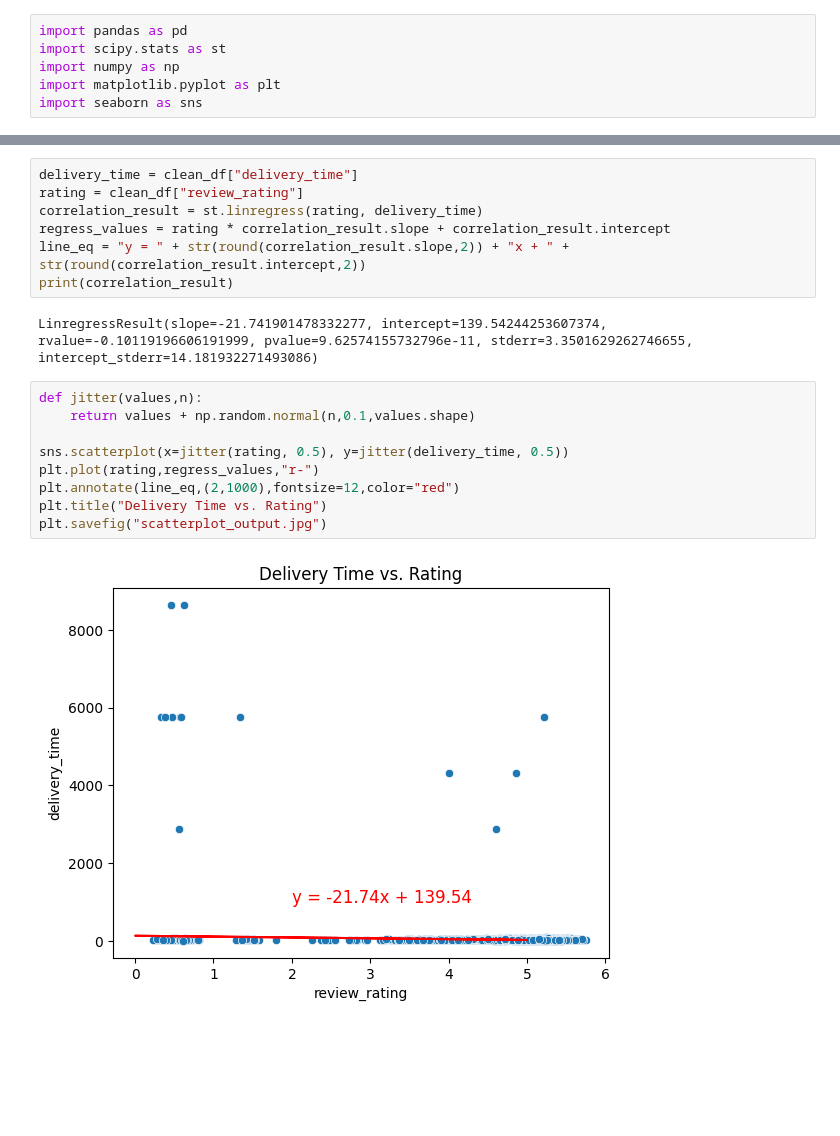
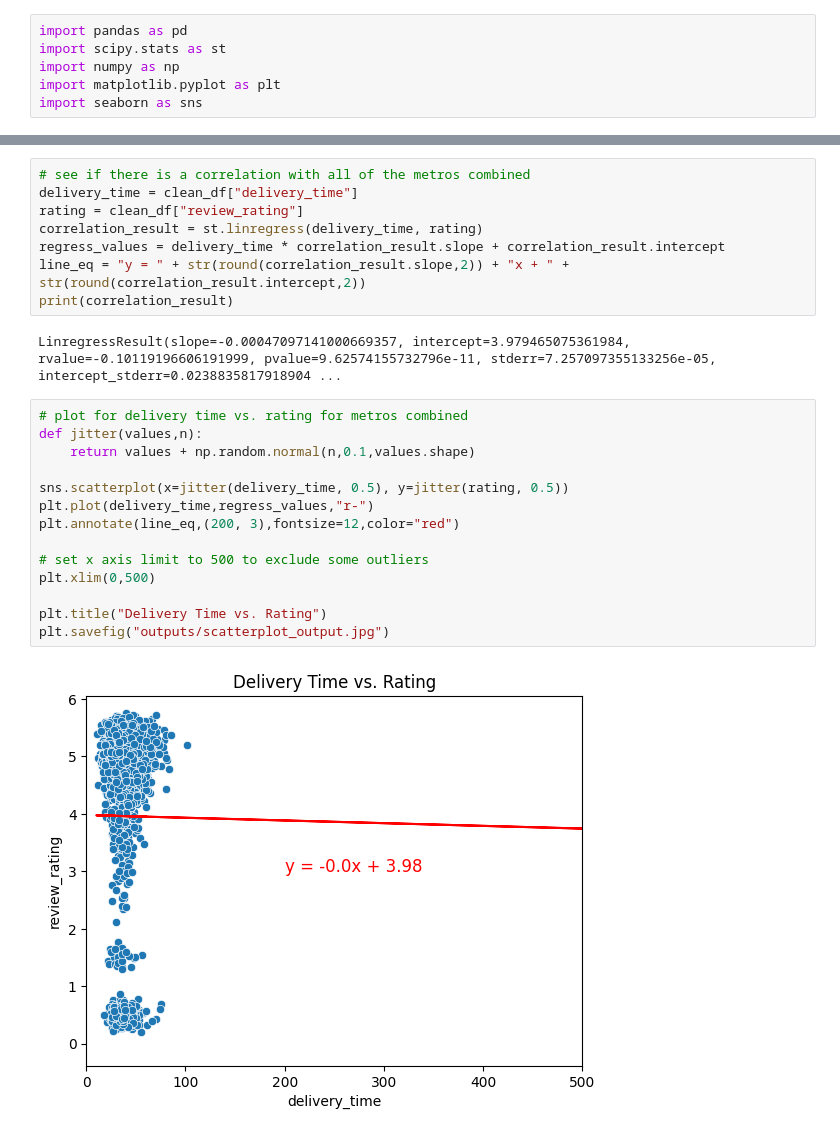
Before and after one commit to CRFitzgerald/Group-7-Data-Project, a Jupyter notebook: analysis_mk.ipynb, the cells around one changed output, grey strips where cells are left out. Drawn from its saved outputs; the diff is of its cells as text; blank space fills up the shorter version.

Commit message:
adding updates to reflect metro analysis (#1)
Co-authored-by: minkyong1203 <minkyongkim2018@u.northwestern.edu>

```diff
--- a/analysis_mk.ipynb
+++ b/analysis_mk.ipynb
@@ -24,20 +58,26 @@ clean_df
 # %%
+# see if there is a correlation with all of the metros combined
 delivery_time = clean_df["delivery_time"]
 rating = clean_df["review_rating"]
-correlation_result = st.linregress(rating, delivery_time)
-regress_values = rating * correlation_result.slope + correlation_result.intercept
+correlation_result = st.linregress(delivery_time, rating)
+regress_values = delivery_time * correlation_result.slope + correlation_result.intercept
 line_eq = "y = " + str(round(correlation_result.slope,2)) + "x + " + str(round(correlation_result.intercept,2))
 print(correlation_result)
 # %% [output]
-LinregressResult(slope=-21.741901478332277, intercept=139.54244253607374, rvalue=-0.10119196606191999, pvalue=9.62574155732796e-11, stderr=3.3501629262746655, intercept_stderr=14.181932271493086)
+LinregressResult(slope=-0.00047097141000669357, intercept=3.979465075361984, rvalue=-0.10119196606191999, pvalue=9.62574155732796e-11, stderr=7.257097355133256e-05, intercept_stderr=0.0238835817918904 ...
 # %%
+# plot for delivery time vs. rating for metros combined
 def jitter(values,n):
     return values + np.random.normal(n,0.1,values.shape)
 
-sns.scatterplot(x=jitter(rating, 0.5), y=jitter(delivery_time, 0.5))
-plt.plot(rating,regress_values,"r-")
-plt.annotate(line_eq,(2,1000),fontsize=12,color="red")
+sns.scatterplot(x=jitter(delivery_time, 0.5), y=jitter(rating, 0.5))
+plt.plot(delivery_time,regress_values,"r-")
+plt.annotate(line_eq,(200, 3),fontsize=12,color="red")
+
+# set x axis limit to 500 to exclude some outliers
+plt.xlim(0,500)
+
 plt.title("Delivery Time vs. Rating")
-plt.savefig("scatterplot_output.jpg")
+plt.savefig("outputs/scatterplot_output.jpg")
 # %% [output]
-[figure, old version]
+[figure, new version]
```
Also changed, not shown: parts of 3 cells of this notebook, 1 other file.
